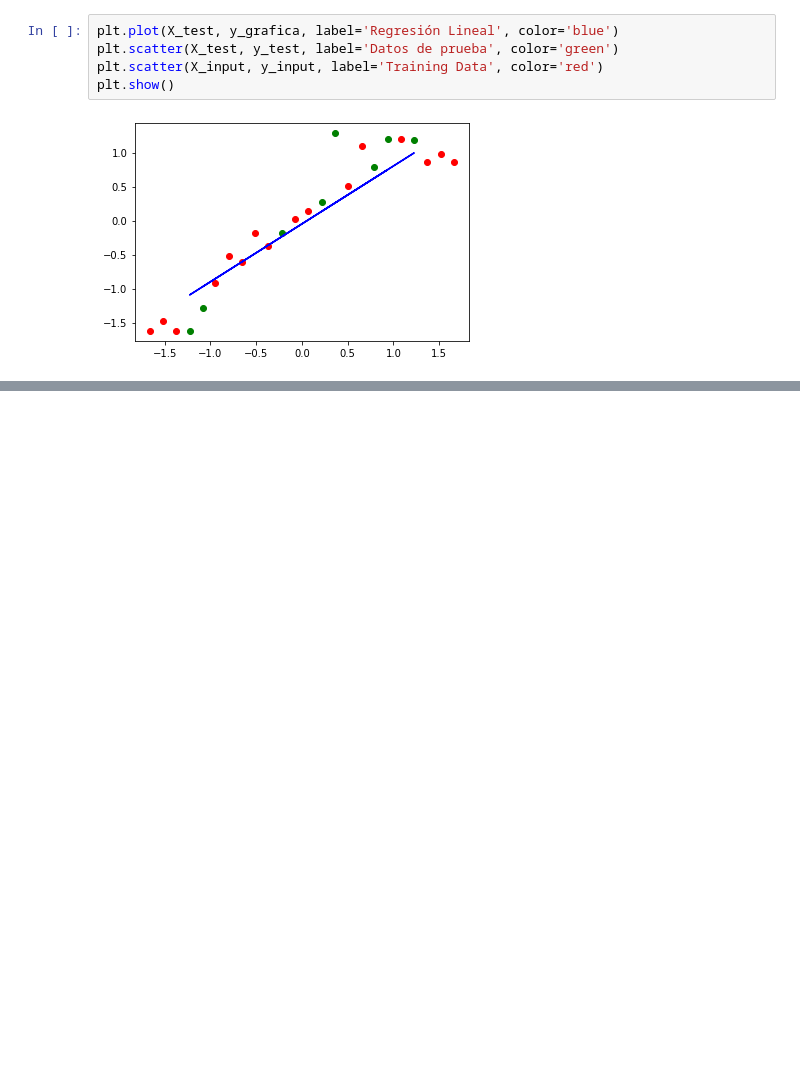
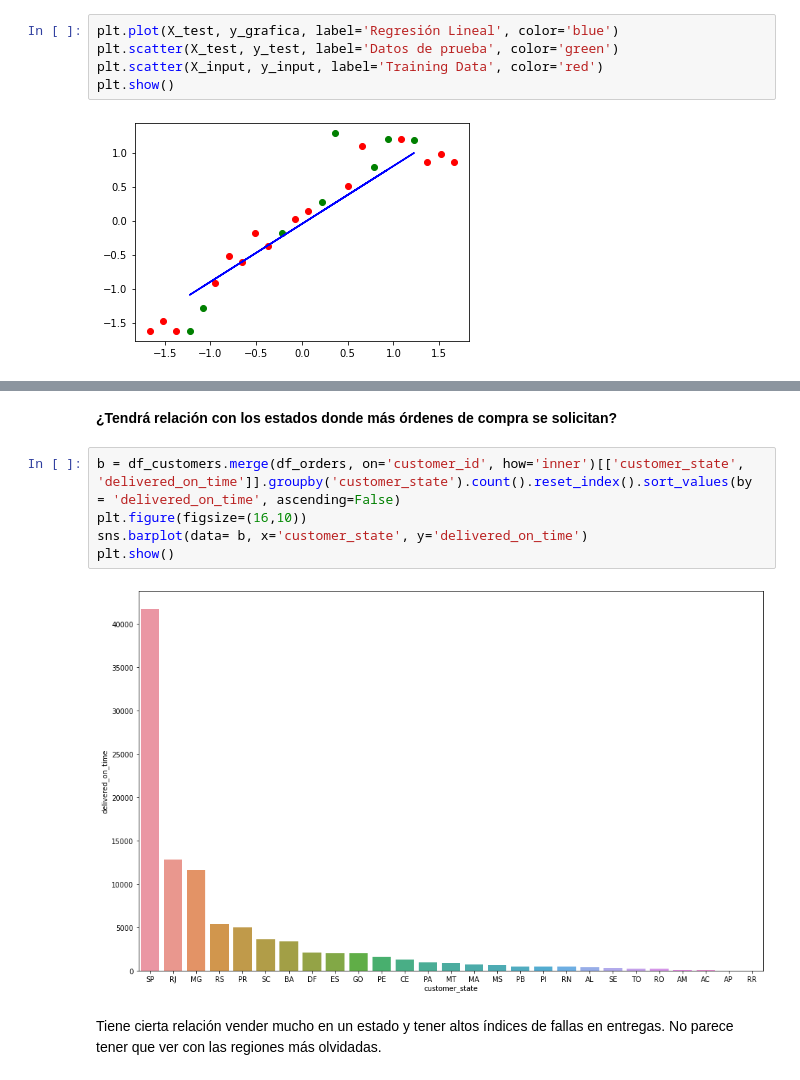
Before and after one commit to robertbarac/EDA-Brazilian-ecommerce, a Jupyter notebook: eda_brazilian_ecommerce.ipynb, the cells around one changed output, grey strips where cells are left out. Saved outputs shown, nothing was run; the diff lists cells and outputs as text; blank space fills up the shorter version.

```diff
--- a/eda_brazilian_ecommerce.ipynb
+++ b/eda_brazilian_ecommerce.ipynb
@@ -742,0 +756,11 @@ plt.show()
+# %% [markdown]
+**¿Tendrá relación con los estados donde más órdenes de compra se solicitan?**
+# %%
+b = df_customers.merge(df_orders, on='customer_id', how='inner')[['customer_state', 'delivered_on_time']].groupby('customer_state').count().reset_index().sort_values(by = 'delivered_on_time', ascending=False)
+plt.figure(figsize=(16,10))
+sns.barplot(data= b, x='customer_state', y='delivered_on_time')
+plt.show()
+# %% [output]
+[figure, added]
+# %% [markdown]
+Tiene cierta relación vender mucho en un estado y tener altos índices de fallas en entregas. No parece tener que ver con las regiones más olvidadas.
```
Also changed, not shown: parts of 5 cells of this notebook.
